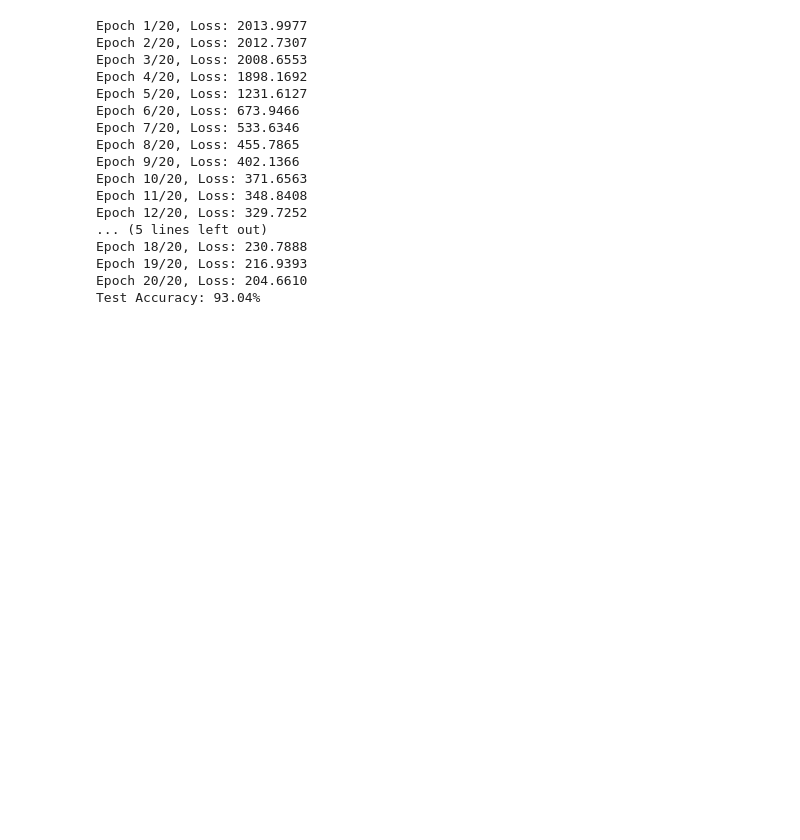
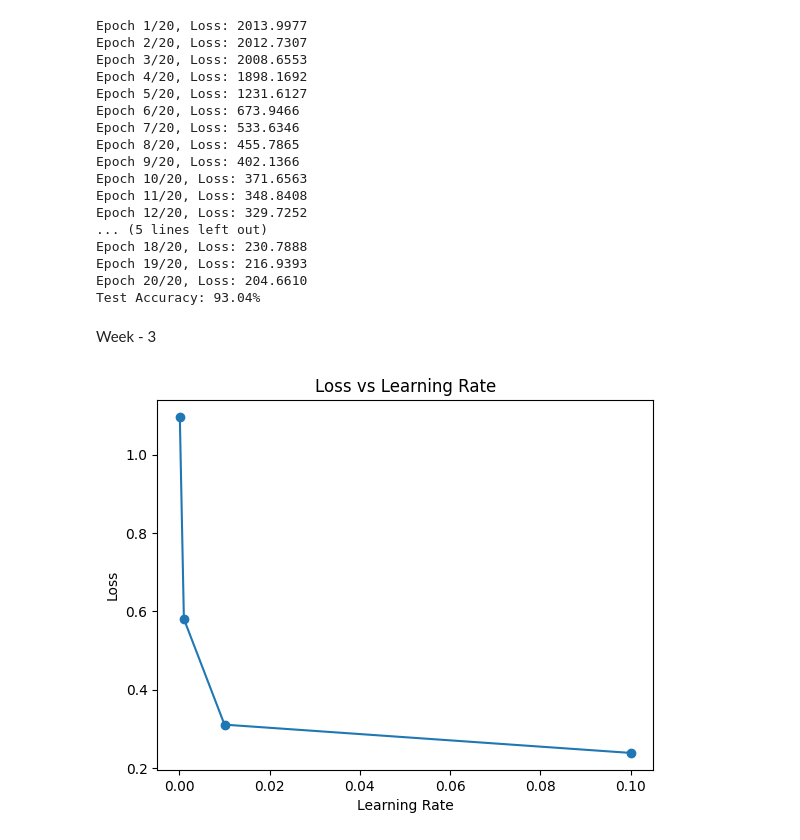
Before and after one commit to Madathanapalleleena/DL_exploration, a Jupyter notebook: dl_lab1.ipynb, the cells around one changed output. Saved outputs shown, nothing was run; the diff lists cells and outputs as text; code cells hidden in the pictures; blank space fills up the shorter version.

```diff
--- a/dl_lab1.ipynb
+++ b/dl_lab1.ipynb
@@ -2,0 +84,17 @@
+# %%
+from tensorflow.keras.models import Sequential
+from tensorflow.keras.layers import Dense
+
+X = np.array([[0,0],[0,1],[1,0],[1,1]], dtype=np.float32)
+y = np.array([[0],[1],[1],[0]], dtype=np.float32)
+
+model = Sequential()
+
+model.add(Dense(4, input_dim=2, activation='relu'))
+model.add(Dense(1, activation='sigmoid'))
+
+model.compile(loss='binary_crossentropy', optimizer='adam')
+
+model.fit(X, y, epochs=100)
+
+print(model.predict(X))
@@ -929,3 +1069,37 @@ Epoch 18/20, Loss: 230.7888
 Epoch 19/20, Loss: 216.9393
 Epoch 20/20, Loss: 204.6610
 Test Accuracy: 93.04%
+# %% [markdown]
+Week - 3
+# %%
+import numpy as np
+import matplotlib.pyplot as plt
+from sklearn.neural_network import MLPClassifier
+from sklearn.datasets import make_classification
+from sklearn.model_selection import train_test_split
+
+# dataset
+X,y = make_classification(n_samples=200,n_features=4,random_state=1)
+
+X_train,X_test,y_train,y_test=train_test_split(X,y,test_size=0.2)
+
+learning_rates=[0.0001,0.001,0.01,0.1]
+loss_values=[]
+
+for lr in learning_rates:
+    model=MLPClassifier(hidden_layer_sizes=(5,),
+                        learning_rate_init=lr,
+                        max_iter=200,
+                        random_state=1)
+
+    model.fit(X_train,y_train)
+    loss_values.append(model.loss_)
+
+# plot
+plt.plot(learning_rates,loss_values,marker='o')
+plt.xlabel("Learning Rate")
+plt.ylabel("Loss")
+plt.title("Loss vs Learning Rate")
+plt.show()
+# %% [output]
+[figure, added]
```
Also changed, not shown: parts of 21 cells of this notebook.
